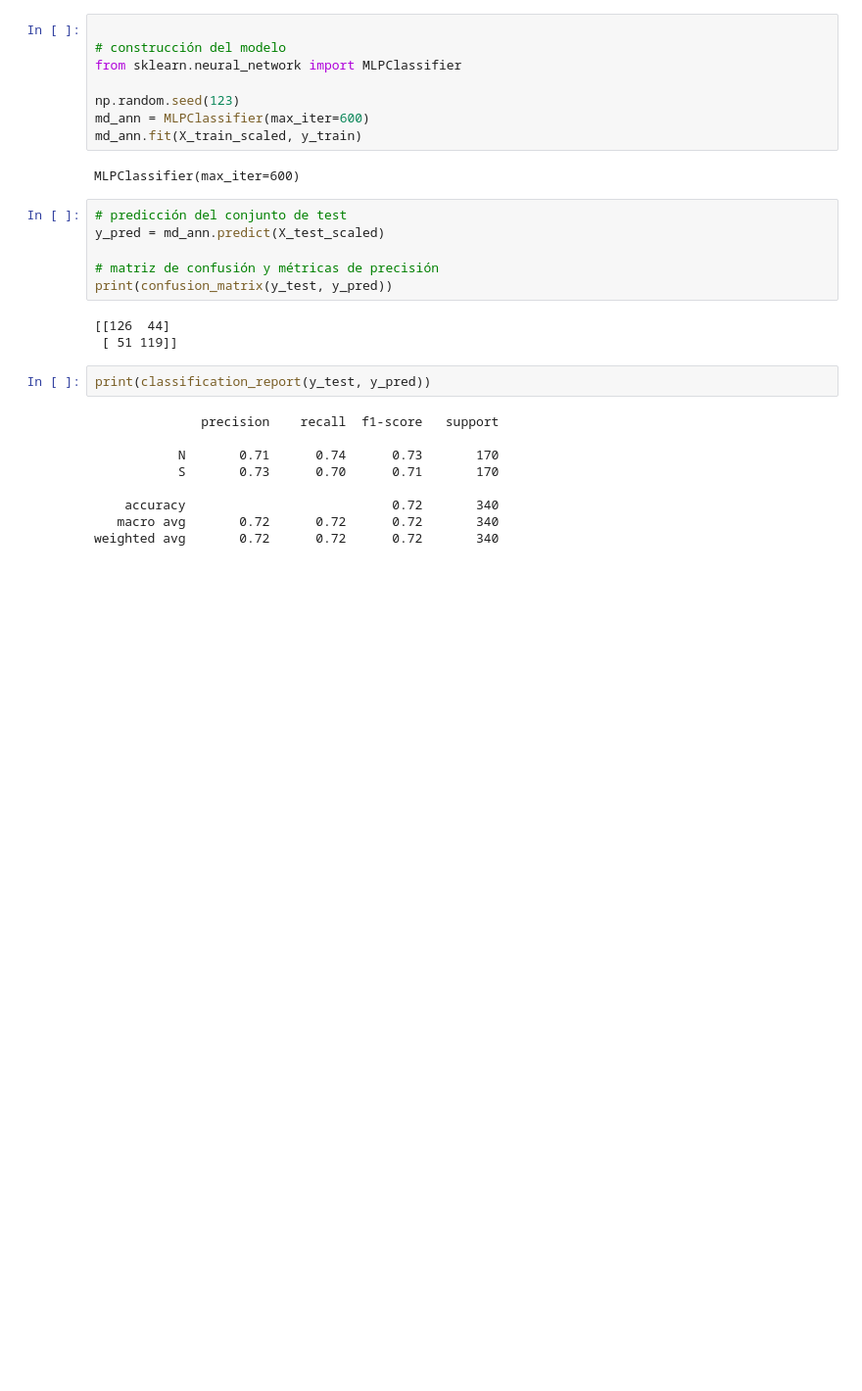
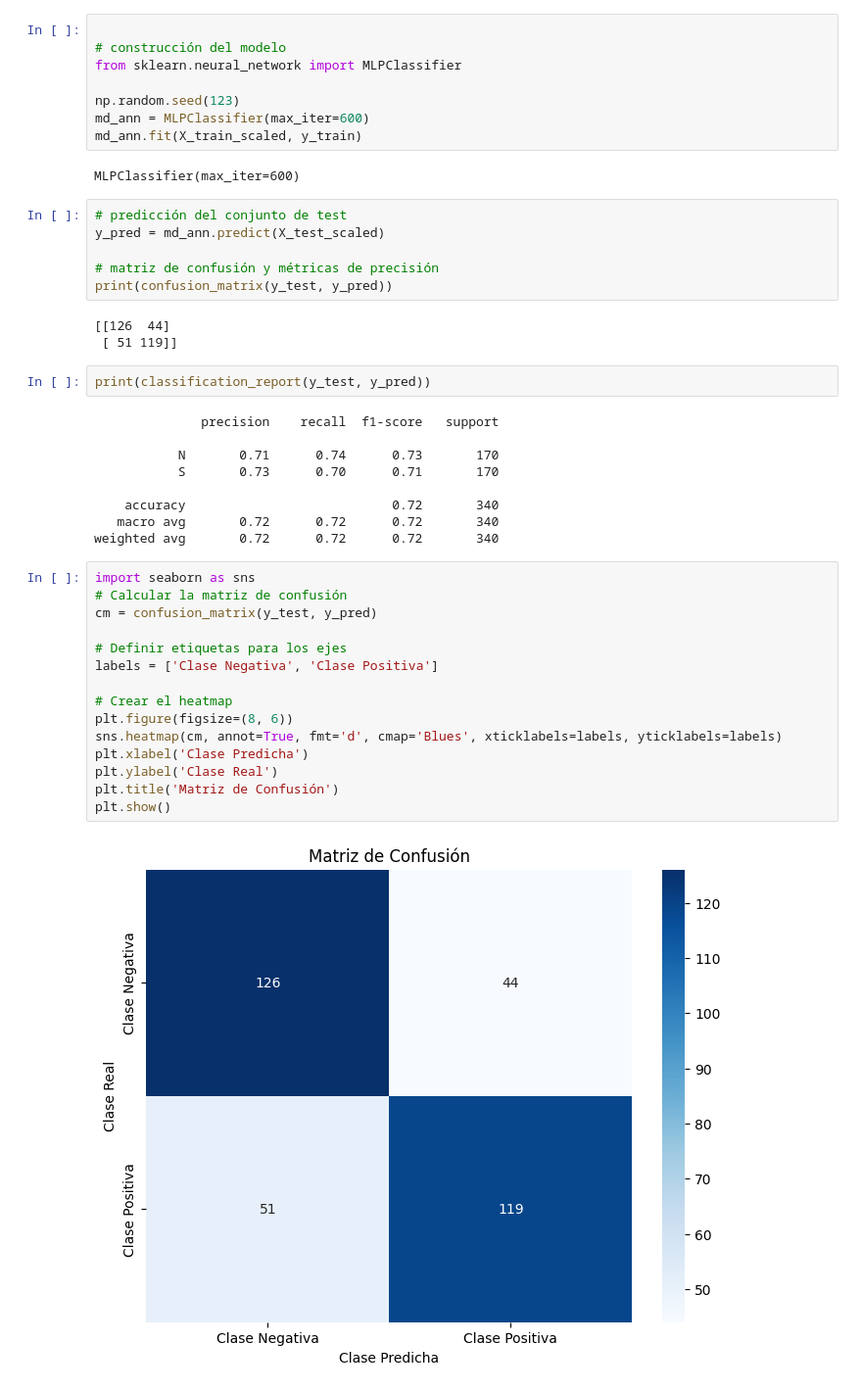
Before and after one commit to barqu3ro/python, a Jupyter notebook: Estudio/Data Science/DataMining/CasoFinal/casofinal.ipynb, the cells around one changed output. Shown at 98% size. Cells and saved outputs as stored; diff of their text form; blank space fills up the shorter version.

```diff
--- a/Estudio/Data Science/DataMining/CasoFinal/casofinal.ipynb
+++ b/Estudio/Data Science/DataMining/CasoFinal/casofinal.ipynb
@@ -390,3 +403,20 @@ print(classification_report(y_test, y_pred))
     accuracy                           0.72       340
    macro avg       0.72      0.72      0.72       340
 weighted avg       0.72      0.72      0.72       340
+# %%
+import seaborn as sns
+# Calcular la matriz de confusión
+cm = confusion_matrix(y_test, y_pred)
+
+# Definir etiquetas para los ejes
+labels = ['Clase Negativa', 'Clase Positiva']
+
+# Crear el heatmap
+plt.figure(figsize=(8, 6))
+sns.heatmap(cm, annot=True, fmt='d', cmap='Blues', xticklabels=labels, yticklabels=labels)
+plt.xlabel('Clase Predicha')
+plt.ylabel('Clase Real')
+plt.title('Matriz de Confusión')
+plt.show()
+# %% [output]
+[figure, added]
```
Also changed, not shown: parts of 10 cells of this notebook.
